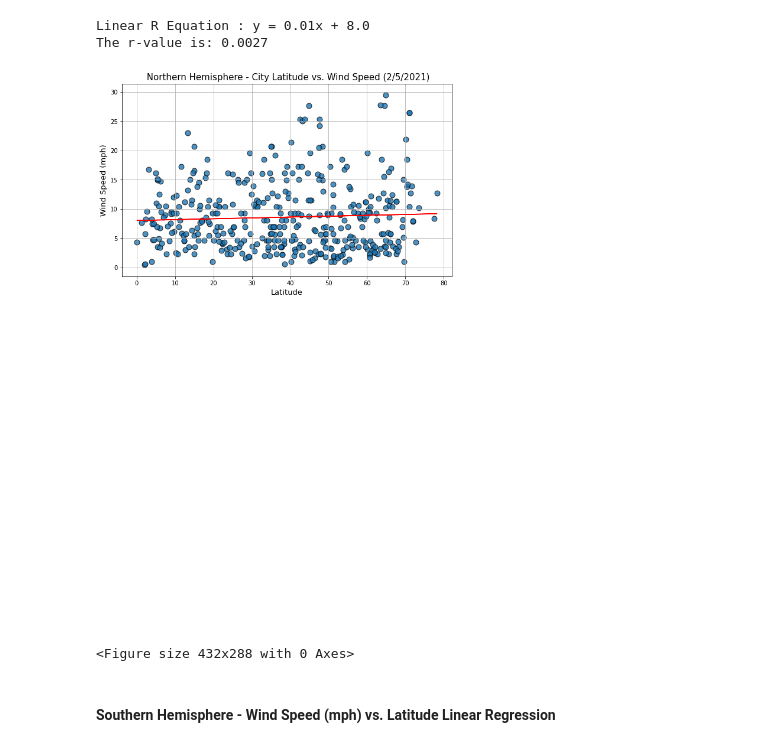
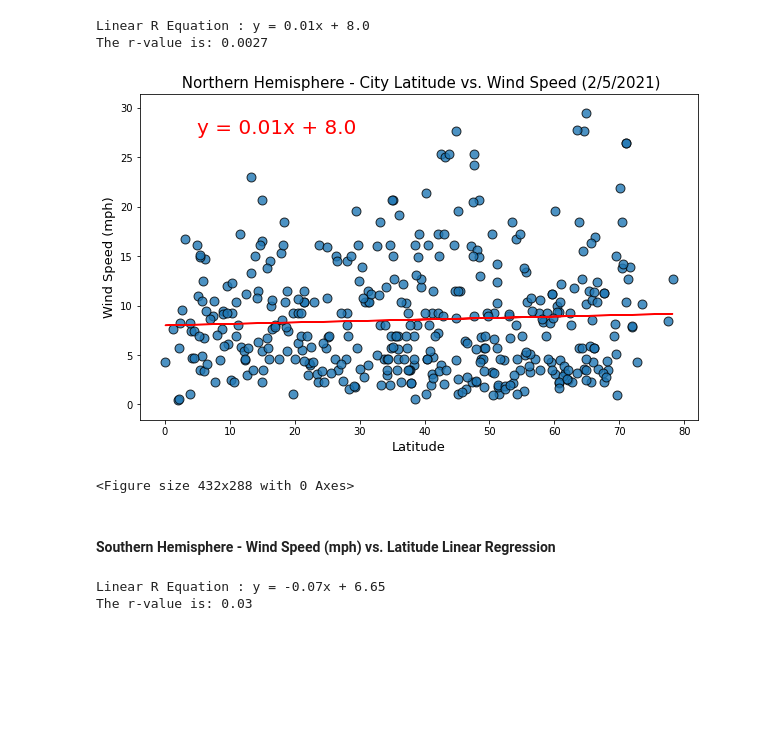
Before and after one commit to divya-gh/python-api-challenge, a Jupyter notebook: WeatherPy/WeatherPy.ipynb, the cells around one changed output. Cells and saved outputs as stored; diff of their text form; code cells hidden in the pictures; blank space fills up the shorter version.

Commit message:
Done with the plots

```diff
--- a/WeatherPy/WeatherPy.ipynb
+++ b/WeatherPy/WeatherPy.ipynb
@@ -374,17 +387,3 @@ The r-value is: 0.74
-# %%
-#Scatter plot with LR equation
-def LR_Scatterplot(x, y, reg_value,line_eq, title, ylabel, ymin, ymax, lmin, lmax):
-    plt.figure(figsize=(10,6))
-    plt.scatter(x,y , alpha=.8, s=80, edgecolor="black")
-    plt.plot(x,reg_value,"r-")
-    plt.annotate(line_eq,(lmin,max(y)+lmax),fontsize=20,color="red")
-    plt.grid()
-    plt.title(title, fontsize = 15)
-    plt.ylim(min(y) -ymin, max(y) +ymax)
-    plt.xlabel("Latitude" , fontsize = 13)
-    plt.ylabel(ylabel , fontsize = 13)
-    plt.show()
-    plt.tight_layout()
 # %%
 #plotting scatter Northern Hemisphere - Max Temp vs. Latitude Linear Regression
 #Set Title and Label for the pLot
@@ -675,30 +674,44 @@ print(f"The r-value is: {round(rvalue_N_wind**2,4)}")
 Linear R Equation : y = 0.01x + 8.0
 The r-value is: 0.0027
 # %%
-#plotting scatter Northern Hemisphere - Cloudiness (%) vs. Latitude with Linear Regression
+#plotting scatter Northern Hemisphere - Wind Speed  (mph) vs. Latitude with Linear Regression
 #Set Title and Label for the pLot
 title_Nwind = f" Northern Hemisphere - City Latitude vs. Wind Speed ({date})"
 ylabel_Nwind = "Wind Speed (mph)"
 
 #Set ylim minimum
 ymin_Nwind = 2
 ymax_Nwind = 2
 
 #set annotation limit
 lmin_Nwind = 5
-lmax_Nwind =-90
+lmax_Nwind =-2
 
 #Call the function for plotting
 scatterplot_N_wind =  LR_Scatterplot(x_axis_NH_wind,
                                       y_axis_NH_wind ,
                                       regress_values_N_wind,
                                       line_eq_N_wind,
                                       title_Nwind,
                                       ylabel_Nwind,
                                       ymin_Nwind, ymax_Nwind,
                                       lmin_Nwind , lmax_Nwind )
 # %% [output]
-[figure, old version]
+[figure, new version]
 <Figure size 432x288 with 0 Axes>
 # %% [markdown]
 ####  Southern Hemisphere - Wind Speed (mph) vs. Latitude Linear Regression
+# %%
+# Find X_Axis and Y_Axis values
+x_axis_SH_Wind = Southern_hemisphere_df['Lat']
+y_axis_SH_Wind = Southern_hemisphere_df['Wind Speed']
+
+#Call function to calculate Line equation and R vlaue
+rvalue_S_Wind , line_eq_S_Wind, regress_values_S_Wind = linarequation(x_axis_SH_Wind, y_axis_SH_Wind)
+
+#Print values to display
+print(f'Linear R Equation : {line_eq_S_Wind}')
+print(f"The r-value is: {round(rvalue_S_Wind**2,2)}")
+# %% [output]
+Linear R Equation : y = -0.07x + 6.65
+The r-value is: 0.03
```
Also changed, not shown: parts of 12 cells of this notebook.
